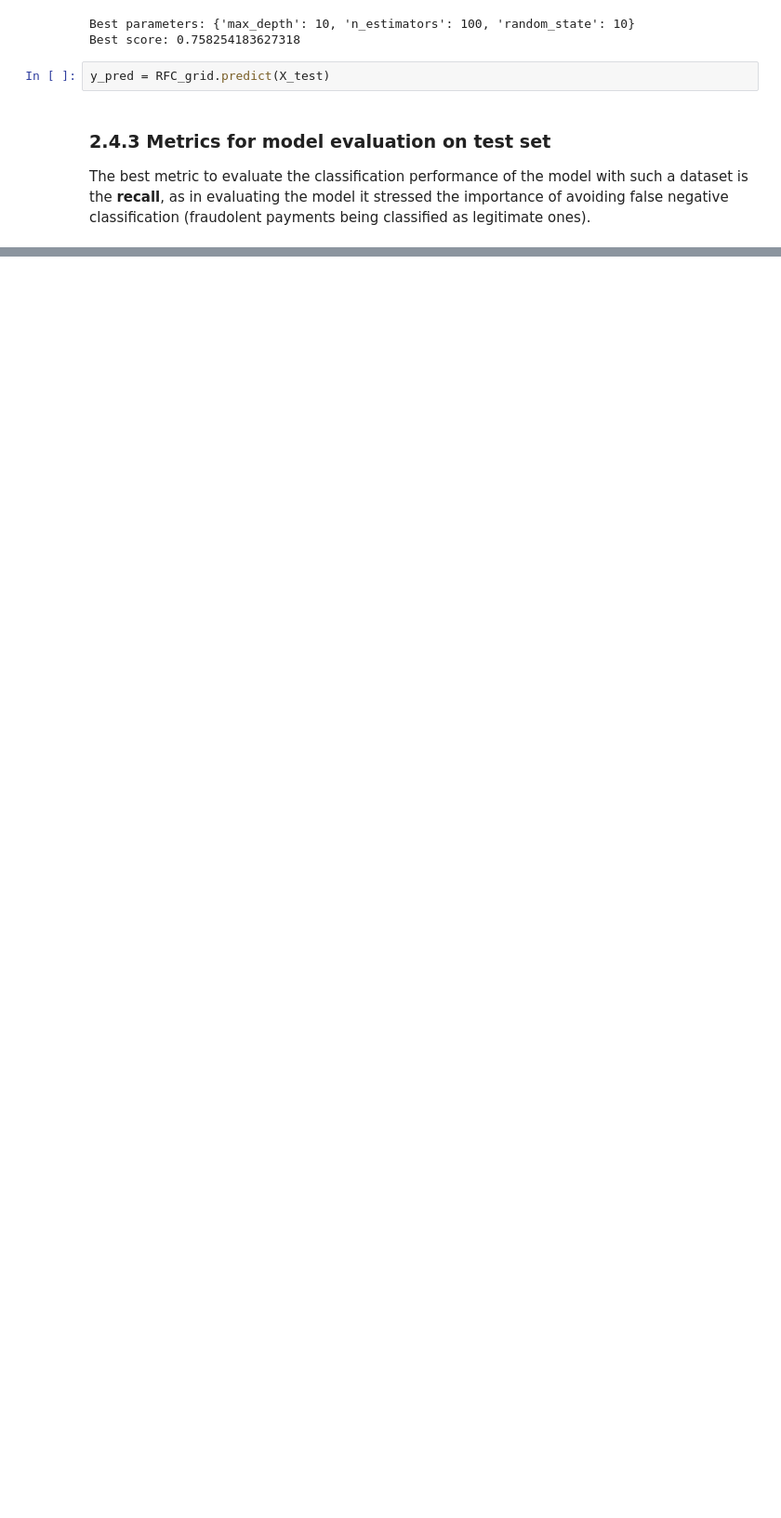
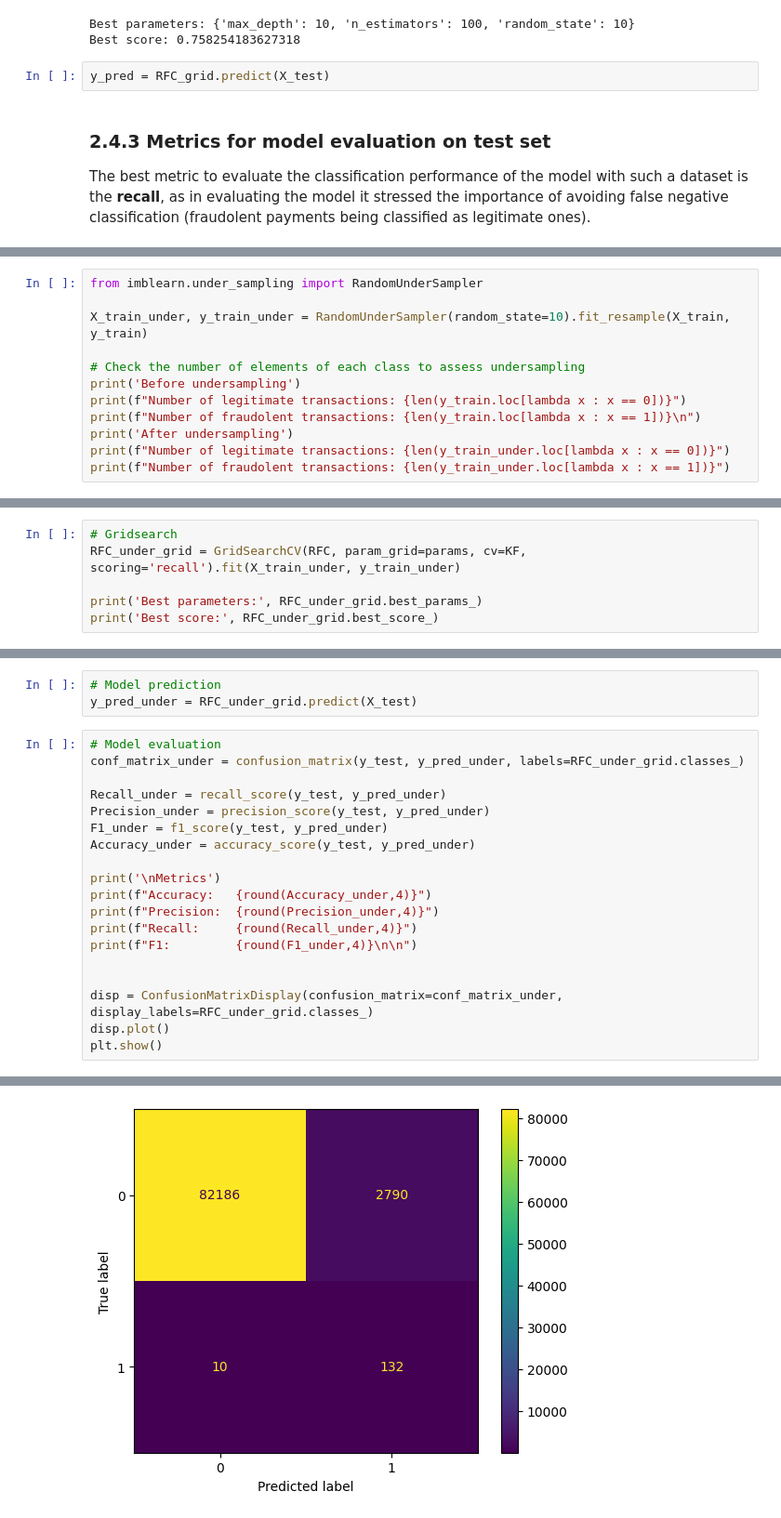
Before and after one commit to dariobrunelli/credit_card_fraud_detection, a Jupyter notebook: fraud_detection.ipynb, the cells around one changed output, grey strips where cells are left out. Shown at 93% size. Drawn from its saved outputs; the diff is of its cells as text; blank space fills up the shorter version.

```diff
--- a/fraud_detection.ipynb
+++ b/fraud_detection.ipynb
@@ -297,0 +421,12 @@ Accuracy:   0.9996
+# %%
+from imblearn.under_sampling import RandomUnderSampler
+
+X_train_under, y_train_under = RandomUnderSampler(random_state=10).fit_resample(X_train, y_train)
+
+# Check the number of elements of each class to assess undersampling
+print('Before undersampling')
+print(f"Number of legitimate transactions: {len(y_train.loc[lambda x : x == 0])}")
+print(f"Number of fraudolent transactions: {len(y_train.loc[lambda x : x == 1])}\n")
+print('After undersampling')
+print(f"Number of legitimate transactions: {len(y_train_under.loc[lambda x : x == 0])}")
+print(f"Number of fraudolent transactions: {len(y_train_under.loc[lambda x : x == 1])}")
@@ -297,0 +441,6 @@ Accuracy:   0.9996
+# %%
+# Gridsearch
+RFC_under_grid = GridSearchCV(RFC, param_grid=params, cv=KF, scoring='recall').fit(X_train_under, y_train_under)
+
+print('Best parameters:', RFC_under_grid.best_params_)
+print('Best score:', RFC_under_grid.best_score_)
@@ -297,0 +450,23 @@ Accuracy:   0.9996
+# %%
+# Model prediction
+y_pred_under = RFC_under_grid.predict(X_test)
+# %%
+# Model evaluation
+conf_matrix_under = confusion_matrix(y_test, y_pred_under, labels=RFC_under_grid.classes_)
+
+Recall_under = recall_score(y_test, y_pred_under)
+Precision_under = precision_score(y_test, y_pred_under)
+F1_under = f1_score(y_test, y_pred_under)
+Accuracy_under = accuracy_score(y_test, y_pred_under)
+
+print('\nMetrics')
+print(f"Accuracy:   {round(Accuracy_under,4)}")
+print(f"Precision:  {round(Precision_under,4)}")
+print(f"Recall:     {round(Recall_under,4)}")
+print(f"F1:         {round(F1_under,4)}\n\n")
+
+
+disp = ConfusionMatrixDisplay(confusion_matrix=conf_matrix_under,  display_labels=RFC_under_grid.classes_)
+disp.plot()
+plt.show()
+# %% [output]
@@ -297,0 +478 @@ Accuracy:   0.9996
+[figure, added]
```
Also changed, not shown: parts of 45 cells of this notebook.
